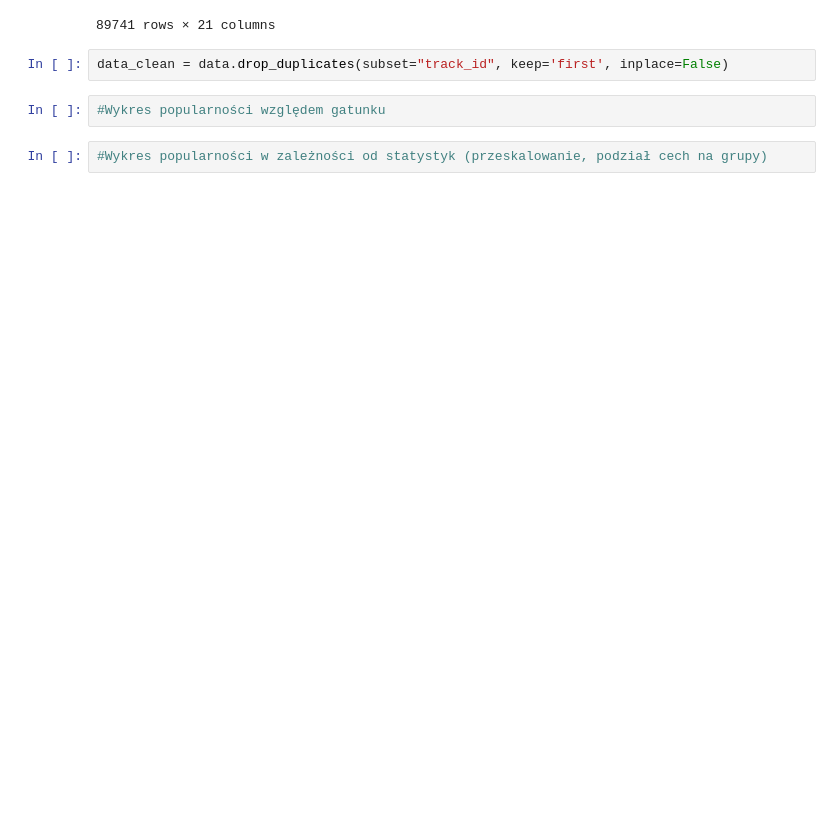
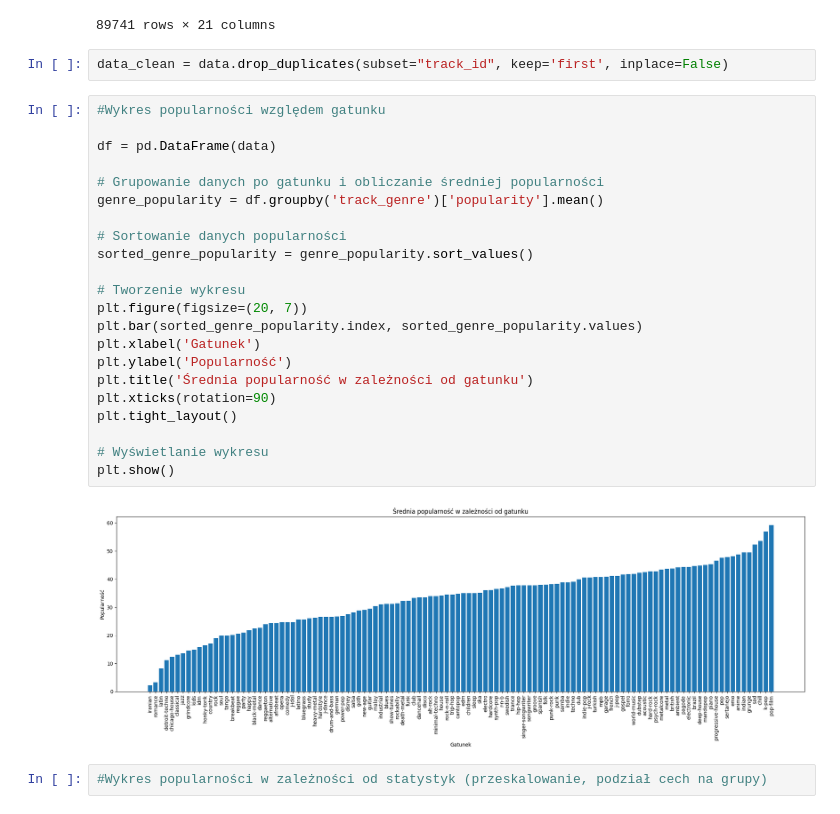
Before and after one commit to MarekPrzydanek/PythonProjekt, a Jupyter notebook: src/main.ipynb, the cells around one changed output. Cells and saved outputs as stored; diff of their text form; blank space fills up the shorter version.

Commit message:
Wykres popularnosci od gatunku i wartosci explicit

```diff
--- a/src/main.ipynb
+++ b/src/main.ipynb
@@ -95,7 +95,29 @@ data_clean_p
 89741 rows × 21 columns
 # %%
 data_clean = data.drop_duplicates(subset="track_id", keep='first', inplace=False)
-# %%
-#Wykres popularności względem gatunku
+# %%
+#Wykres popularności względem gatunku
+
+df = pd.DataFrame(data)
+
+# Grupowanie danych po gatunku i obliczanie średniej popularności
+genre_popularity = df.groupby('track_genre')['popularity'].mean()
+
+# Sortowanie danych popularności
+sorted_genre_popularity = genre_popularity.sort_values()
+
+# Tworzenie wykresu
+plt.figure(figsize=(20, 7))
+plt.bar(sorted_genre_popularity.index, sorted_genre_popularity.values)
+plt.xlabel('Gatunek')
+plt.ylabel('Popularność')
+plt.title('Średnia popularność w zależności od gatunku')
+plt.xticks(rotation=90)
+plt.tight_layout()
+
+# Wyświetlanie wykresu
+plt.show()
+# %% [output]
+[figure, added]
 # %%
 #Wykres popularności w zależności od statystyk (przeskalowanie, podział cech na grupy)
```
Also changed, not shown: parts of 1 cell of this notebook.
